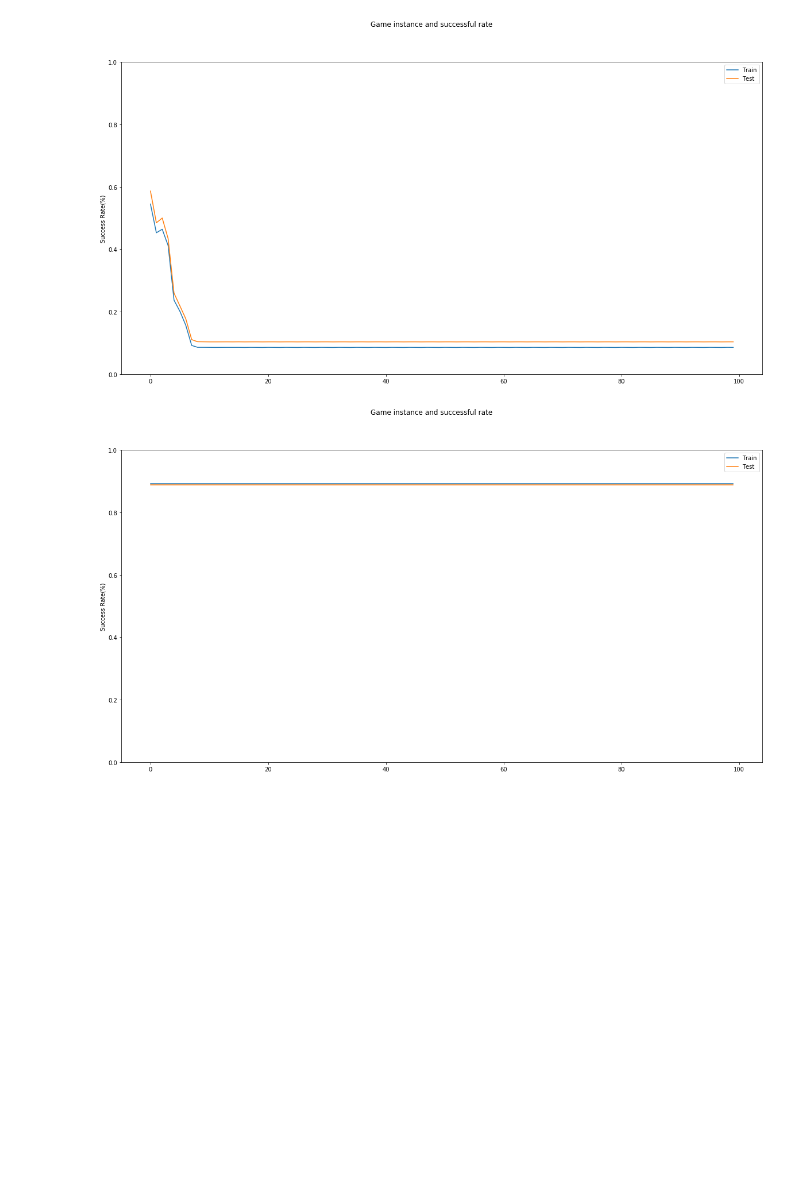
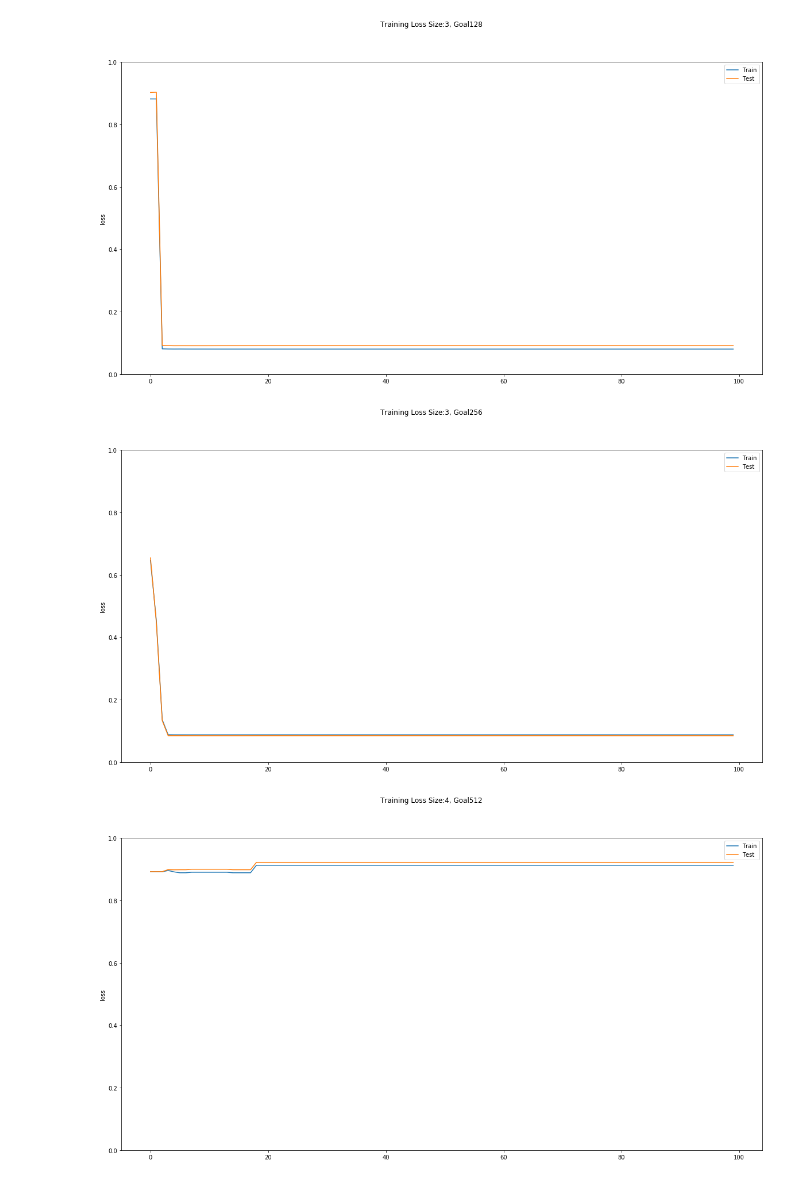
Before and after one commit to EmilioLrp/CIS667_2048_game, a Jupyter notebook: graphnn.ipynb, the cells around one changed output. Cells and saved outputs as stored; diff of their text form; code cells hidden in the pictures; blank space fills up the shorter version.

Commit message:
update plotting for nn

```diff
--- a/graphnn.ipynb
+++ b/graphnn.ipynb
@@ -40,9 +40,9 @@ def get_epoch(d):
 def get_loss(d):
     return [i['loss'] for i in d]
 # %%
-def get_loss_graph(game_size):
-    data_train = parse_file("size_{}_{}_error".format(game_size, 'train'))
-    data_test = parse_file("size_{}_{}_error".format(game_size, 'test'))
+def get_loss_graph(game_size, game_goal):
+    data_train = parse_file("size_{}_goal_{}_{}_error".format(game_size, game_goal, 'train'))
+    data_test = parse_file("size_{}_goal_{}_{}_error".format(game_size, game_goal, 'test'))
 
     train_loss = get_loss(data_train)
     test_loss = get_loss(data_test)
@@ -52,14 +52,15 @@ def get_loss_graph(game_size):
     plt.figure(figsize=(20,10))
     plt.plot(x, train_loss, label = "Train")
     plt.plot(x, test_loss, label = "Test")
-    plt.suptitle('Training Loss')
+    plt.suptitle('Training Loss Size:{}, Goal:{}'.format(game_size, game_goal))
     plt.ylabel('loss')
     plt.ylim(0, 1)
     plt.legend()
     plt.show()
-# %%
-get_loss_graph(3)
-get_loss_graph(4)
-# %% [output]
-[figure, removed]
-[figure, removed]
+# %%
+for size, goal in [(3,128),(3,256),(4,512),(4,1024),(4,2048)]:
+    get_loss_graph(size, goal)
+# %% [output]
+[figure, added]
+[figure, added]
+[figure, added]
```
Also changed, not shown: parts of 1 cell of this notebook, 1 other file.
